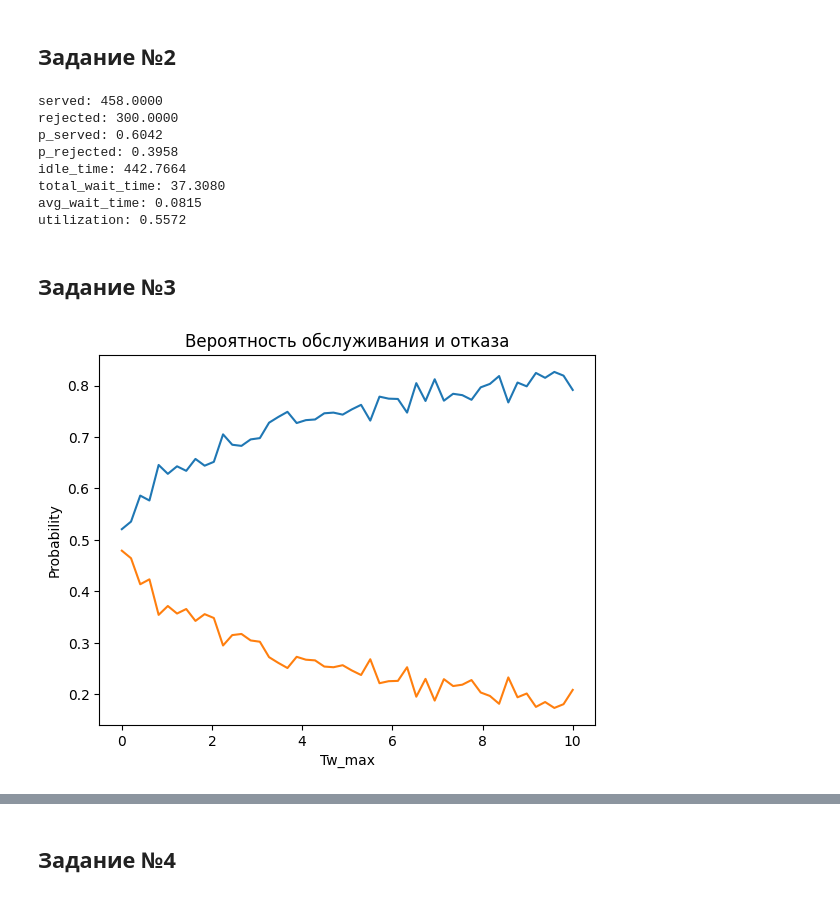
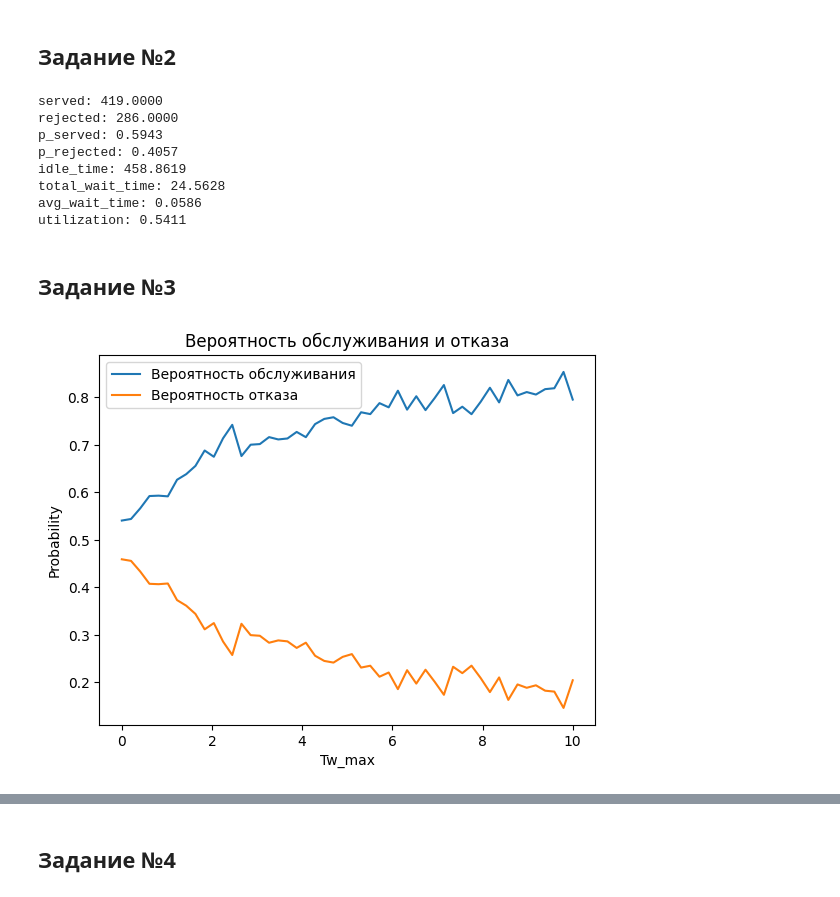
Before and after one commit to Sypoo1/mtuci-highload, a Jupyter notebook: lab4/Lab4.ipynb, the cells around one changed output, grey strips where cells are left out. Saved outputs shown, nothing was run; the diff lists cells and outputs as text; code cells hidden in the pictures.

```diff
--- a/lab4/Lab4.ipynb
+++ b/lab4/Lab4.ipynb
@@ -55,6 +60,10 @@ def simulate_system(lambda_, mu, Tw_max, T):
         busy_time += service_time
         served += 1
 
+    # Учитываем хвостовой простой: от последнего обслуживания до конца симуляции
+    if Ts_prev < T:
+        idle_time += T - Ts_prev
+
     total_requests = served + rejected
 
     results = {
@@ -82,14 +91,14 @@ result = simulate_system(lambda_, mu, Tw_max, T)
 for key, value in result.items():
     print(f"{key}: {value:.4f}")
 # %% [output]
-served: 458.0000
-rejected: 300.0000
-p_served: 0.6042
-p_rejected: 0.3958
-idle_time: 442.7664
-total_wait_time: 37.3080
-avg_wait_time: 0.0815
-utilization: 0.5572
+served: 419.0000
+rejected: 286.0000
+p_served: 0.5943
+p_rejected: 0.4057
+idle_time: 458.8619
+total_wait_time: 24.5628
+avg_wait_time: 0.0586
+utilization: 0.5411
 # %% [markdown]
 ## Задание №3
 # %%
@@ -111,14 +120,15 @@ for Tw in Tw_values:
     avg_wait_list.append(res["avg_wait_time"])
 # %%
 plt.figure()
-plt.plot(Tw_values, p_served_list)
-plt.plot(Tw_values, p_rejected_list)
+plt.plot(Tw_values, p_served_list, label='Вероятность обслуживания')
+plt.plot(Tw_values, p_rejected_list, label='Вероятность отказа')
 plt.xlabel("Tw_max")
 plt.ylabel("Probability")
 plt.title("Вероятность обслуживания и отказа")
+plt.legend()
 plt.show()
 # %% [output]
-[figure, old version]
+[figure, new version]
 # %%
 plt.figure()
 plt.plot(Tw_values, utilization_list)
```
Also changed, not shown: parts of 5 cells of this notebook.
